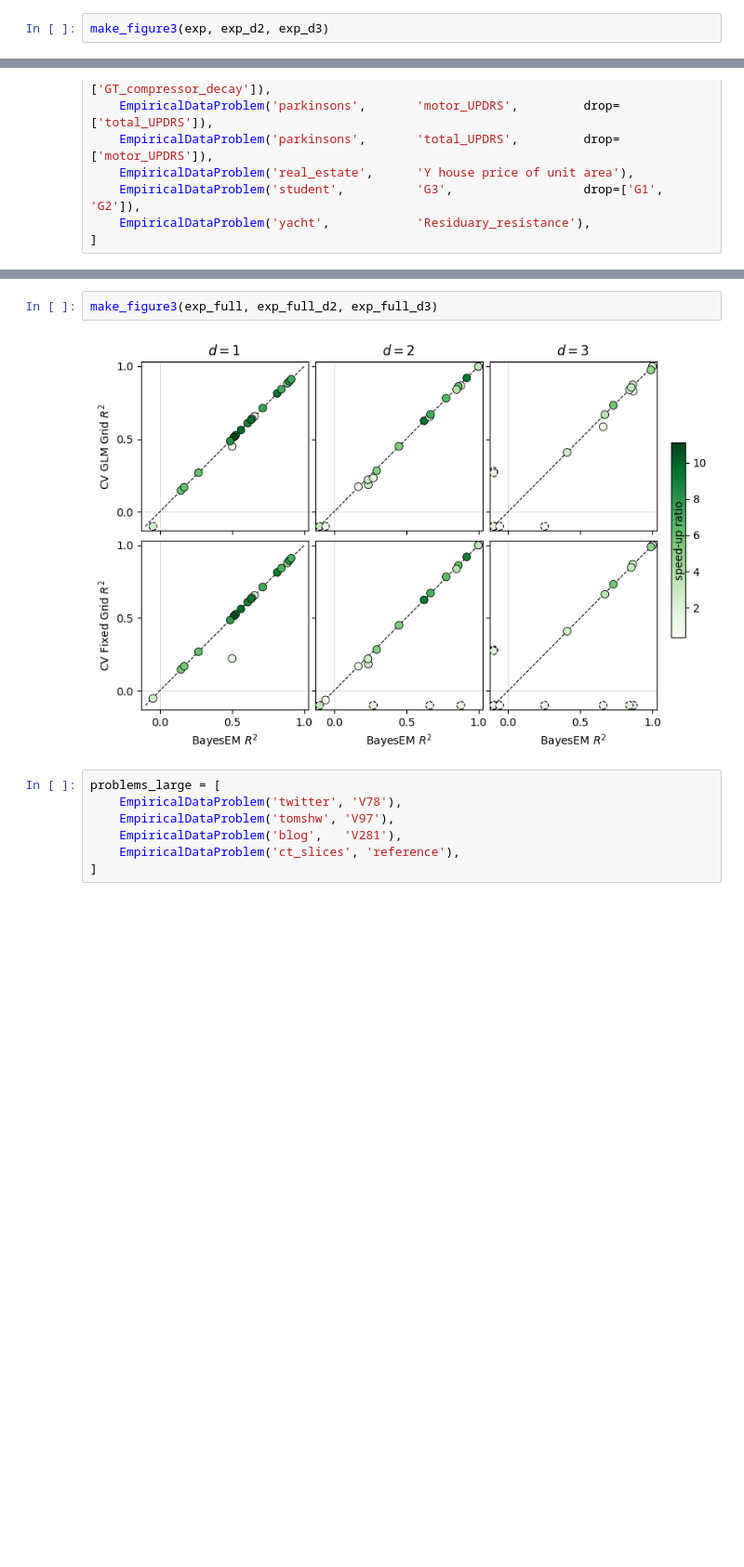
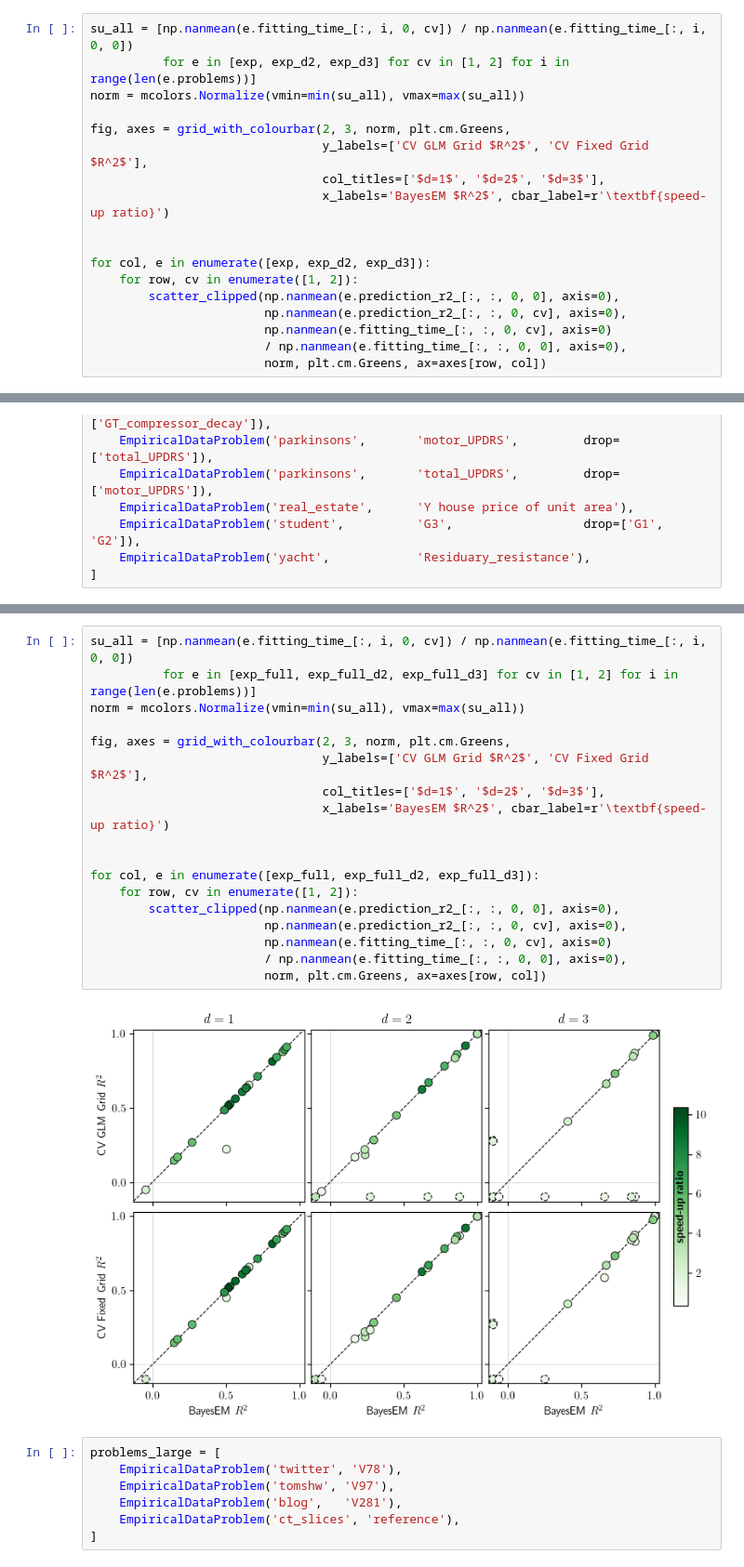
Before and after one commit to marioboley/fastridge, a Jupyter notebook: experiments/real_data.ipynb, the cells around one changed output, grey strips where cells are left out. Shown at 93% size. Cells and saved outputs as stored; diff of their text form; blank space fills up the shorter version.

Commit message:
refactor: replace make_figure3 with scatter_clipped/grid_with_colourbar in notebooks
Co-Authored-By: Claude Sonnet 4.6 <noreply@anthropic.com>

```diff
--- a/experiments/real_data.ipynb
+++ b/experiments/real_data.ipynb
@@ -283,3 +186,19 @@ def make_figure3(exp_d1, exp_d2, exp_d3, output_path=None):
 # %%
-make_figure3(exp, exp_d2, exp_d3)
+su_all = [np.nanmean(e.fitting_time_[:, i, 0, cv]) / np.nanmean(e.fitting_time_[:, i, 0, 0])
+          for e in [exp, exp_d2, exp_d3] for cv in [1, 2] for i in range(len(e.problems))]
+norm = mcolors.Normalize(vmin=min(su_all), vmax=max(su_all))
+
+fig, axes = grid_with_colourbar(2, 3, norm, plt.cm.Greens,
+                                y_labels=['CV GLM Grid $R^2$', 'CV Fixed Grid $R^2$'],
+                                col_titles=['$d=1$', '$d=2$', '$d=3$'],
+                                x_labels='BayesEM $R^2$', cbar_label=r'\textbf{speed-up ratio}')
+
+
+for col, e in enumerate([exp, exp_d2, exp_d3]):
+    for row, cv in enumerate([1, 2]):
+        scatter_clipped(np.nanmean(e.prediction_r2_[:, :, 0, 0], axis=0),
+                        np.nanmean(e.prediction_r2_[:, :, 0, cv], axis=0),
+                        np.nanmean(e.fitting_time_[:, :, 0, cv], axis=0)
+                        / np.nanmean(e.fitting_time_[:, :, 0, 0], axis=0),
+                        norm, plt.cm.Greens, ax=axes[row, col])
 # %% [output]
@@ -551,8 +470,24 @@ pd.DataFrame(rows_full_d3).sort_values('n_train', ascending=False).round(2)
 | 2 | automobile | price | 0.87 | -1343.12 | 0.83 | 0.67 | 12105.13 | 111 | 0.01 |
 # %%
-make_figure3(exp_full, exp_full_d2, exp_full_d3)
+su_all = [np.nanmean(e.fitting_time_[:, i, 0, cv]) / np.nanmean(e.fitting_time_[:, i, 0, 0])
+          for e in [exp_full, exp_full_d2, exp_full_d3] for cv in [1, 2] for i in range(len(e.problems))]
+norm = mcolors.Normalize(vmin=min(su_all), vmax=max(su_all))
+
+fig, axes = grid_with_colourbar(2, 3, norm, plt.cm.Greens,
+                                y_labels=['CV GLM Grid $R^2$', 'CV Fixed Grid $R^2$'],
+                                col_titles=['$d=1$', '$d=2$', '$d=3$'],
+                                x_labels='BayesEM $R^2$', cbar_label=r'\textbf{speed-up ratio}')
+
+
+for col, e in enumerate([exp_full, exp_full_d2, exp_full_d3]):
+    for row, cv in enumerate([1, 2]):
+        scatter_clipped(np.nanmean(e.prediction_r2_[:, :, 0, 0], axis=0),
+                        np.nanmean(e.prediction_r2_[:, :, 0, cv], axis=0),
+                        np.nanmean(e.fitting_time_[:, :, 0, cv], axis=0)
+                        / np.nanmean(e.fitting_time_[:, :, 0, 0], axis=0),
+                        norm, plt.cm.Greens, ax=axes[row, col])
 # %% [output]
-[figure, old version]
+[figure, new version]
 # %%
 problems_large = [
     EmpiricalDataProblem('twitter', 'V78'),
```
Also changed, not shown: parts of 13 cells of this notebook, 6 other files.
